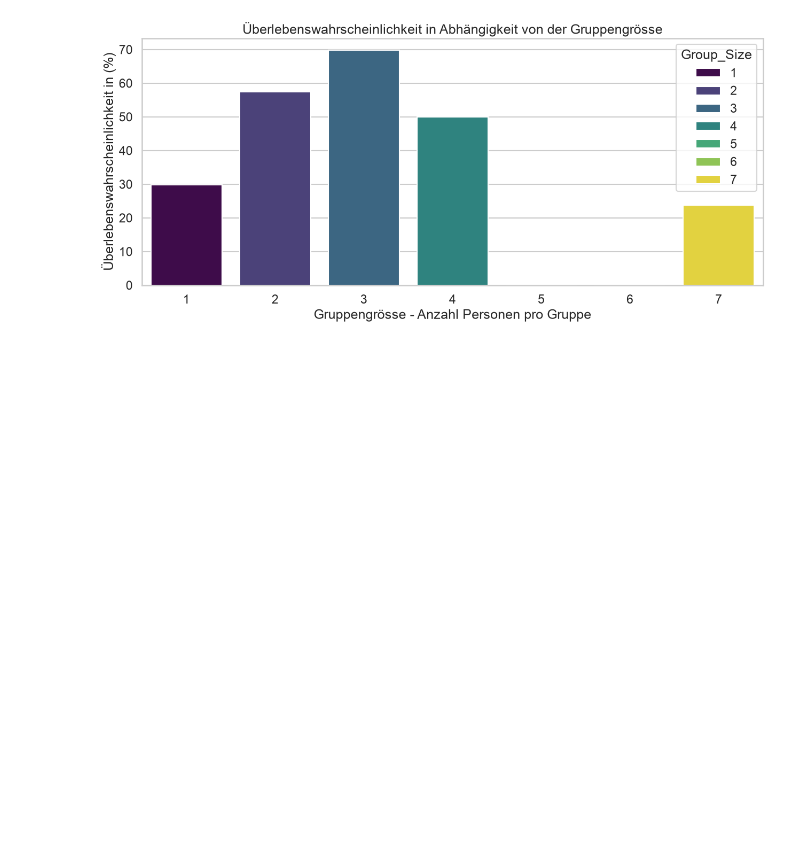
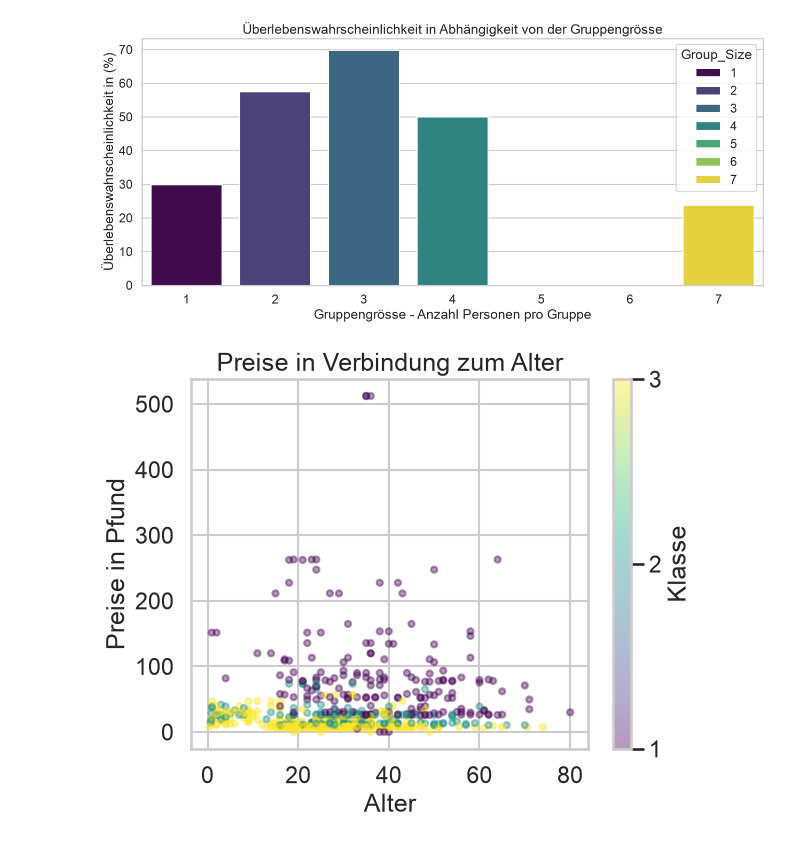
Before and after one commit to kernlogik/titanic_passengers, a Jupyter notebook: Notebook/titanic_nb_luca.ipynb, the cells around one changed output. Cells and saved outputs as stored; diff of their text form; code cells hidden in the pictures; blank space fills up the shorter version.

Commit message:
Preise in Verbindung zum Alter

```diff
--- a/Notebook/titanic_nb_luca.ipynb
+++ b/Notebook/titanic_nb_luca.ipynb
@@ -89,3 +89,21 @@ pb.set_title("Überlebenswahrscheinlichkeit in Abhängigkeit von der Gruppengrö
 # %% [output]
 Text(0.5, 1.0, 'Überlebenswahrscheinlichkeit in Abhängigkeit von der Gruppengrösse')
 [figure]
+# %%
+titanic_data = pd.read_parquet("../titanic.parquet")
+titanic_data.head()
+
+
+#Weil nicht alle Daten vorhanden sind NaN bei Alter.
+clean_data = titanic_data.dropna(subset=["Age"])
+
+sp = clean_data.plot.scatter(x="Age", y="Fare", title="Preise in Verbindung zum Alter", c="Pclass" ,cmap="viridis", alpha=0.4)
+sp.set_ylabel("Preise in Pfund")
+sp.set_xlabel("Alter")
+cbar = sp.collections[0].colorbar
+cbar.set_ticks([3,2,1])
+cbar.set_ticklabels(['3', '2', '1'])
+cbar.set_label("Klasse")
+plt.show()
+# %% [output]
+[figure, added]
```
